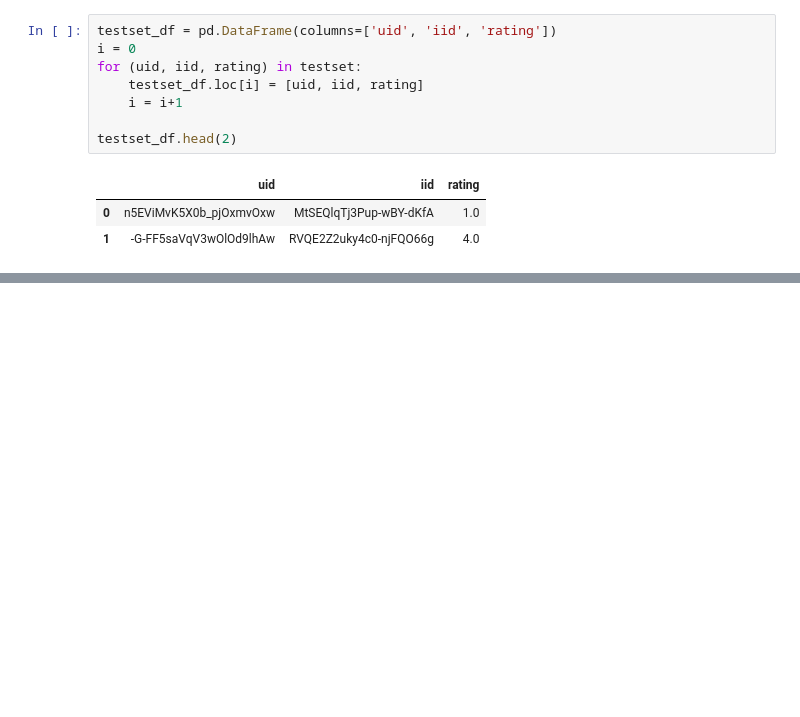
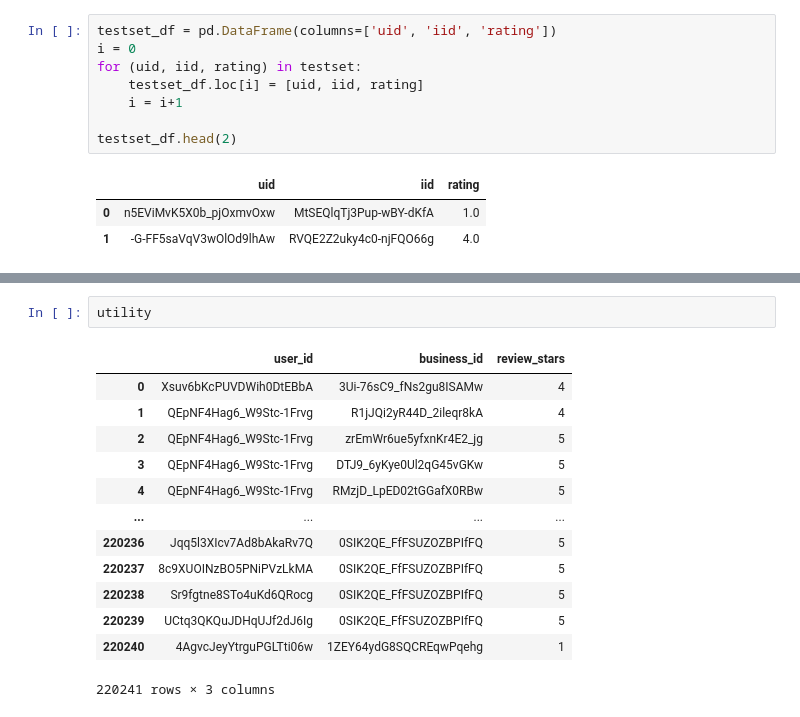
Before and after one commit to unclebrod/YelpRecommender, a Jupyter notebook: workbook.ipynb, the cells around one changed output, grey strips where cells are left out. Cells and saved outputs as stored; diff of their text form; blank space fills up the shorter version.

```diff
--- a/workbook.ipynb
+++ b/workbook.ipynb
@@ -653,0 +725,16 @@ AttributeError: 'DataFrame' object has no attribute 'all_ratings'
+# %%
+utility
+# %% [output]
+|  | user_id | business_id | review_stars |
+| 0 | Xsuv6bKcPUVDWih0DtEBbA | 3Ui-76sC9_fNs2gu8ISAMw | 4 |
+| 1 | QEpNF4Hag6_W9Stc-1Frvg | R1jJQi2yR44D_2ileqr8kA | 4 |
+| 2 | QEpNF4Hag6_W9Stc-1Frvg | zrEmWr6ue5yfxnKr4E2_jg | 5 |
+| 3 | QEpNF4Hag6_W9Stc-1Frvg | DTJ9_6yKye0Ul2qG45vGKw | 5 |
+| 4 | QEpNF4Hag6_W9Stc-1Frvg | RMzjD_LpED02tGGafX0RBw | 5 |
+| ... | ... | ... | ... |
+| 220236 | Jqq5l3XIcv7Ad8bAkaRv7Q | 0SIK2QE_FfFSUZOZBPIfFQ | 5 |
+| 220237 | 8c9XUOINzBO5PNiPVzLkMA | 0SIK2QE_FfFSUZOZBPIfFQ | 5 |
+| 220238 | Sr9fgtne8STo4uKd6QRocg | 0SIK2QE_FfFSUZOZBPIfFQ | 5 |
+| 220239 | UCtq3QKQuJDHqUJf2dJ6Ig | 0SIK2QE_FfFSUZOZBPIfFQ | 5 |
+| 220240 | 4AgvcJeyYtrguPGLTti06w | 1ZEY64ydG8SQCREqwPqehg | 1 |
+220241 rows × 3 columns
```
Also changed, not shown: parts of 16 cells of this notebook.
